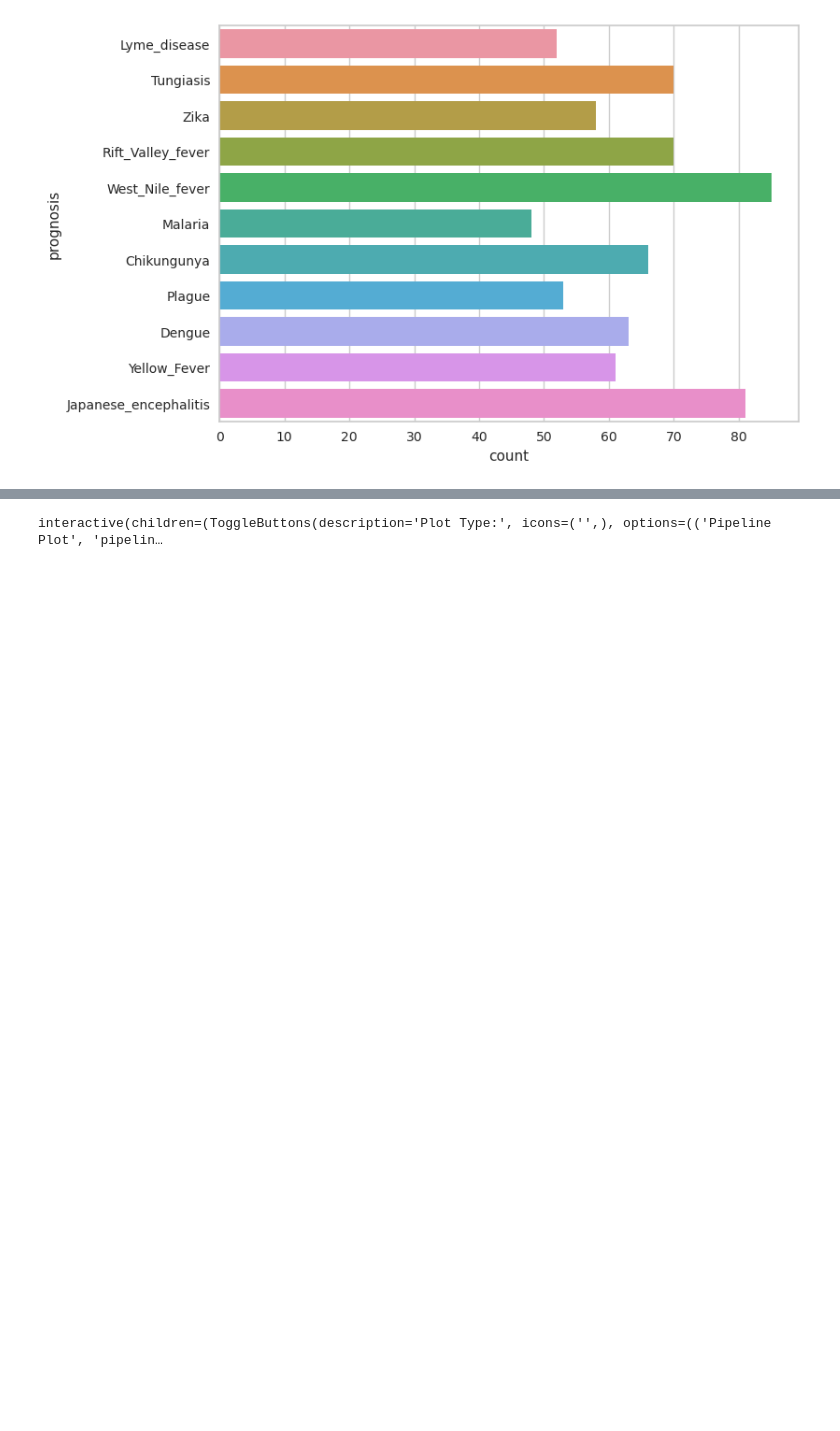
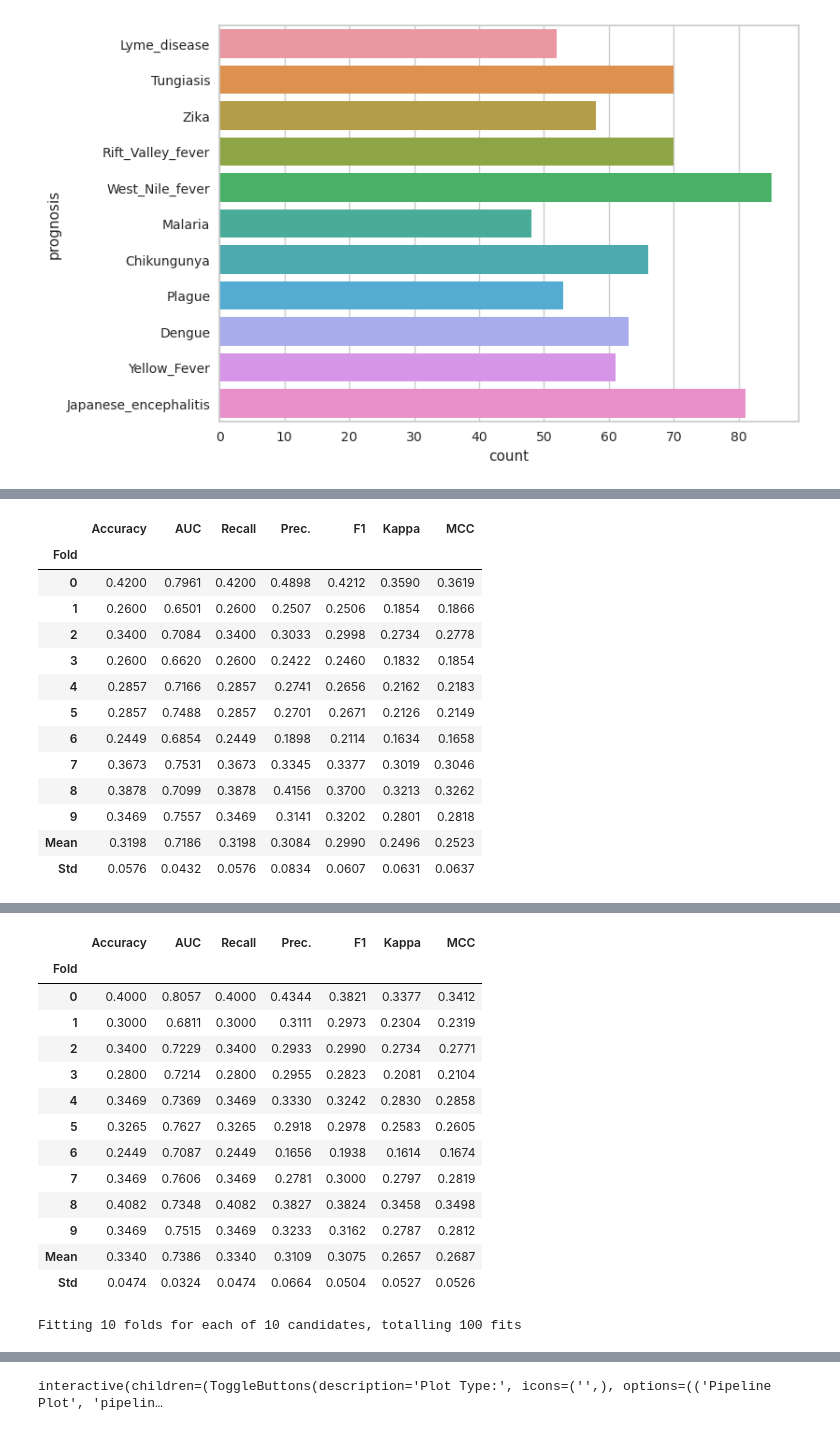
Before and after one commit to JuanDa14Sa/Borne-Disease-Multiclass-classification, a Jupyter notebook: borne-disease-multiclass-classification.ipynb, the cells around one changed output, grey strips where cells are left out. Cells and saved outputs as stored; diff of their text form; code cells hidden in the pictures; blank space fills up the shorter version.

```diff
--- a/borne-disease-multiclass-classification.ipynb
+++ b/borne-disease-multiclass-classification.ipynb
@@ -187,0 +197,4 @@ Fitting 10 folds for each of 10 candidates, totalling 100 fits
+# %%
+lda = create_model('lda')
+lda_tunned = tune_model(lda)
+# %% [output]
@@ -187,0 +202,14 @@ Fitting 10 folds for each of 10 candidates, totalling 100 fits
+|  | Accuracy | AUC | Recall | Prec. | F1 | Kappa | MCC |
+| Fold |  |  |  |  |  |  |  |
+| 0 | 0.4200 | 0.7961 | 0.4200 | 0.4898 | 0.4212 | 0.3590 | 0.3619 |
+| 1 | 0.2600 | 0.6501 | 0.2600 | 0.2507 | 0.2506 | 0.1854 | 0.1866 |
+| 2 | 0.3400 | 0.7084 | 0.3400 | 0.3033 | 0.2998 | 0.2734 | 0.2778 |
+| 3 | 0.2600 | 0.6620 | 0.2600 | 0.2422 | 0.2460 | 0.1832 | 0.1854 |
+| 4 | 0.2857 | 0.7166 | 0.2857 | 0.2741 | 0.2656 | 0.2162 | 0.2183 |
+| 5 | 0.2857 | 0.7488 | 0.2857 | 0.2701 | 0.2671 | 0.2126 | 0.2149 |
+| 6 | 0.2449 | 0.6854 | 0.2449 | 0.1898 | 0.2114 | 0.1634 | 0.1658 |
+| 7 | 0.3673 | 0.7531 | 0.3673 | 0.3345 | 0.3377 | 0.3019 | 0.3046 |
+| 8 | 0.3878 | 0.7099 | 0.3878 | 0.4156 | 0.3700 | 0.3213 | 0.3262 |
+| 9 | 0.3469 | 0.7557 | 0.3469 | 0.3141 | 0.3202 | 0.2801 | 0.2818 |
+| Mean | 0.3198 | 0.7186 | 0.3198 | 0.3084 | 0.2990 | 0.2496 | 0.2523 |
+| Std | 0.0576 | 0.0432 | 0.0576 | 0.0834 | 0.0607 | 0.0631 | 0.0637 |
@@ -187,0 +217,15 @@ Fitting 10 folds for each of 10 candidates, totalling 100 fits
+|  | Accuracy | AUC | Recall | Prec. | F1 | Kappa | MCC |
+| Fold |  |  |  |  |  |  |  |
+| 0 | 0.4000 | 0.8057 | 0.4000 | 0.4344 | 0.3821 | 0.3377 | 0.3412 |
+| 1 | 0.3000 | 0.6811 | 0.3000 | 0.3111 | 0.2973 | 0.2304 | 0.2319 |
+| 2 | 0.3400 | 0.7229 | 0.3400 | 0.2933 | 0.2990 | 0.2734 | 0.2771 |
+| 3 | 0.2800 | 0.7214 | 0.2800 | 0.2955 | 0.2823 | 0.2081 | 0.2104 |
+| 4 | 0.3469 | 0.7369 | 0.3469 | 0.3330 | 0.3242 | 0.2830 | 0.2858 |
+| 5 | 0.3265 | 0.7627 | 0.3265 | 0.2918 | 0.2978 | 0.2583 | 0.2605 |
+| 6 | 0.2449 | 0.7087 | 0.2449 | 0.1656 | 0.1938 | 0.1614 | 0.1674 |
+| 7 | 0.3469 | 0.7606 | 0.3469 | 0.2781 | 0.3000 | 0.2797 | 0.2819 |
+| 8 | 0.4082 | 0.7348 | 0.4082 | 0.3827 | 0.3824 | 0.3458 | 0.3498 |
+| 9 | 0.3469 | 0.7515 | 0.3469 | 0.3233 | 0.3162 | 0.2787 | 0.2812 |
+| Mean | 0.3340 | 0.7386 | 0.3340 | 0.3109 | 0.3075 | 0.2657 | 0.2687 |
+| Std | 0.0474 | 0.0324 | 0.0474 | 0.0664 | 0.0504 | 0.0527 | 0.0526 |
+Fitting 10 folds for each of 10 candidates, totalling 100 fits
```
Also changed, not shown: parts of 13 cells of this notebook.
